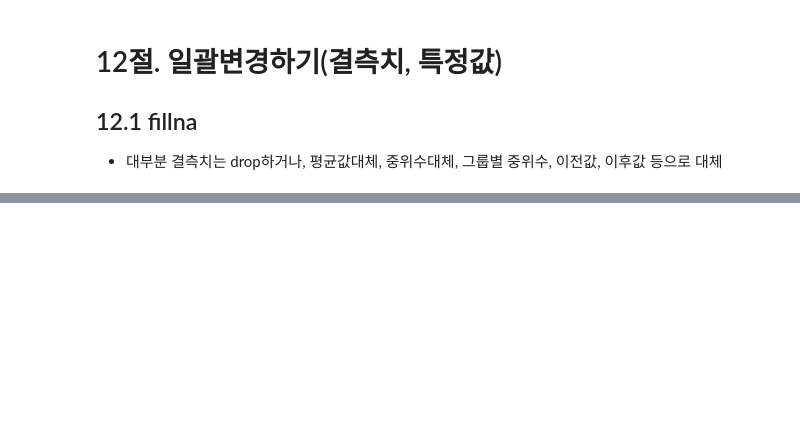
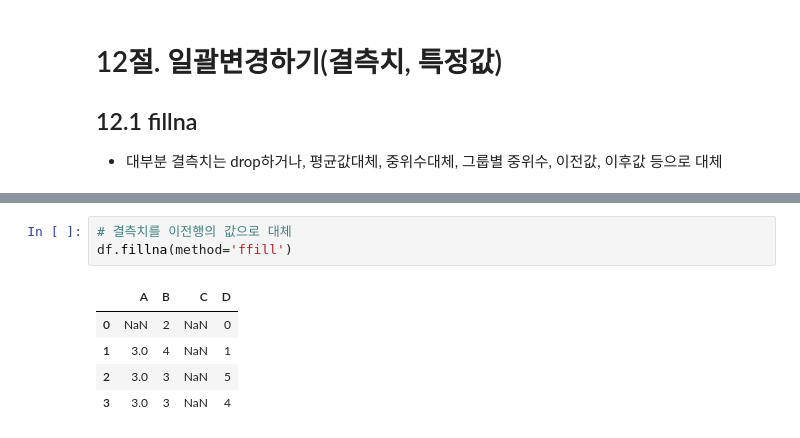
Before and after one commit to waggunet/ai_x, a Jupyter notebook: source/01_python/ch11_데이터프레임과시리즈(Pandas)_9절~13절.ipynb, the cells around one changed output, grey strips where cells are left out. Saved outputs shown, nothing was run; the diff lists cells and outputs as text; blank space fills up the shorter version.

```diff
--- a/source/01_python/ch11_데이터프레임과시리즈(Pandas)_9절~13절.ipynb
+++ b/source/01_python/ch11_데이터프레임과시리즈(Pandas)_9절~13절.ipynb
@@ -485,0 +486,9 @@ Name: 0, dtype: object
+# %%
+# 결측치를 이전행의 값으로 대체
+df.fillna(method='ffill')
+# %% [output]
+|  | A | B | C | D |
+| 0 | NaN | 2 | NaN | 0 |
+| 1 | 3.0 | 4 | NaN | 1 |
+| 2 | 3.0 | 3 | NaN | 5 |
+| 3 | 3.0 | 3 | NaN | 4 |
```
Also changed, not shown: parts of 33 cells of this notebook.
